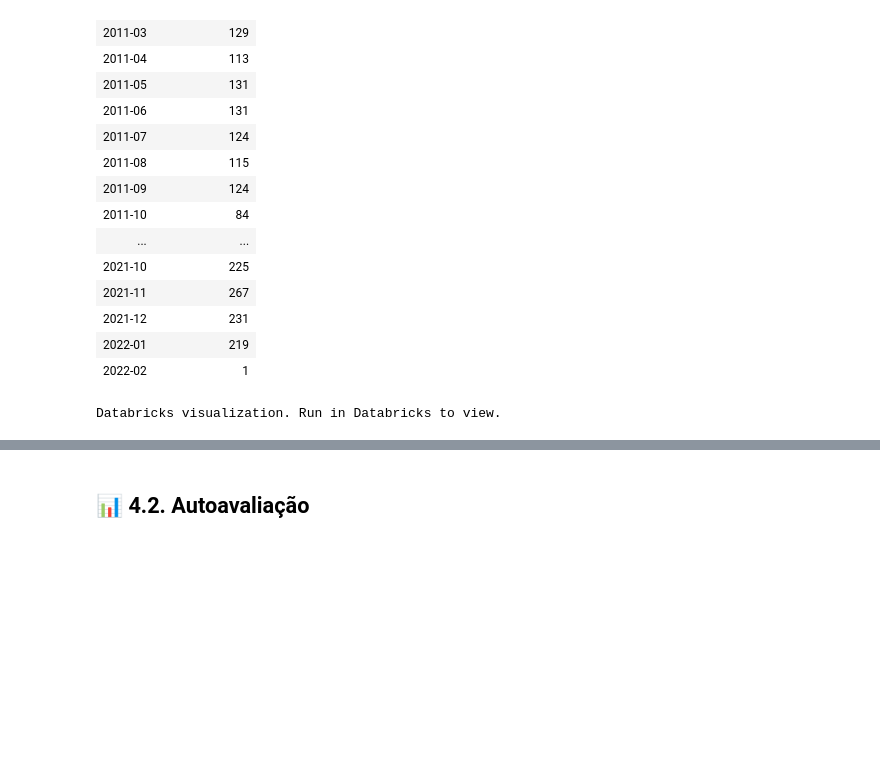
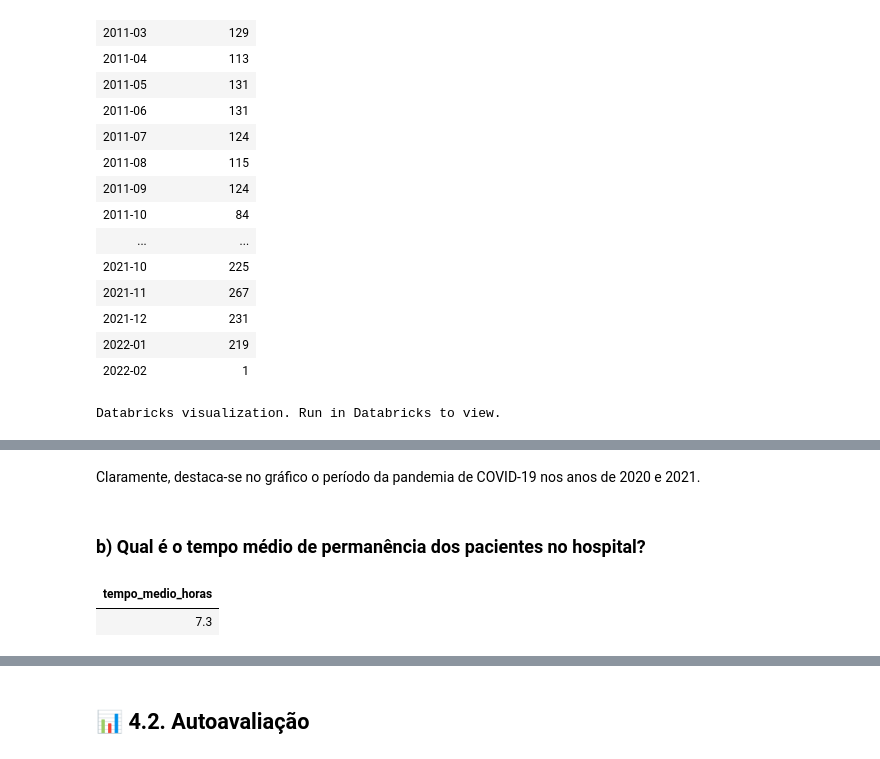
Before and after one commit to cristianofanchin/puc-rio, a Jupyter notebook: engenhariadados/4-Solucao_do_Problema_e_Autoavaliacao.ipynb, the cells around one changed output, grey strips where cells are left out. Drawn from its saved outputs; the diff is of its cells as text; code cells hidden in the pictures; blank space fills up the shorter version.

```diff
--- a/engenhariadados/4-Solucao_do_Problema_e_Autoavaliacao.ipynb
+++ b/engenhariadados/4-Solucao_do_Problema_e_Autoavaliacao.ipynb
@@ -39,0 +75,15 @@ Databricks visualization. Run in Databricks to view.
+# %% [markdown]
+Claramente, destaca-se no gráfico o período da pandemia de COVID-19 nos anos de 2020 e 2021.
+# %% [markdown]
+### b) Qual é o tempo médio de permanência dos pacientes no hospital?
+# %%
+%sql
+SELECT
+  ROUND(AVG(Duracao_minutos) / 60.0, 1) AS tempo_medio_horas
+FROM
+  gold.flat
+WHERE
+  Duracao_minutos IS NOT NULL;
+# %% [output]
+| tempo_medio_horas |
+| 7.3 |
```
Also changed, not shown: parts of 28 cells of this notebook.
